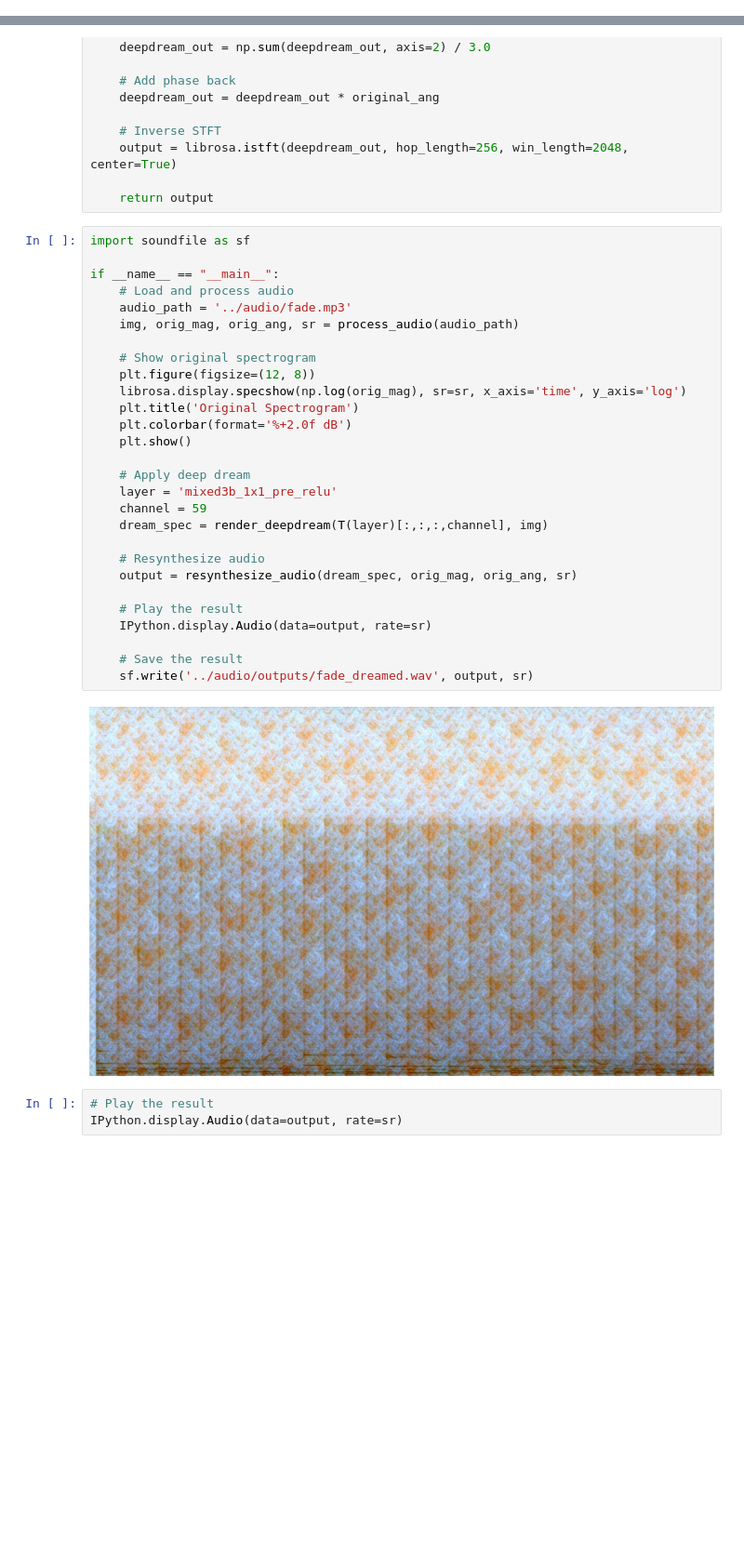
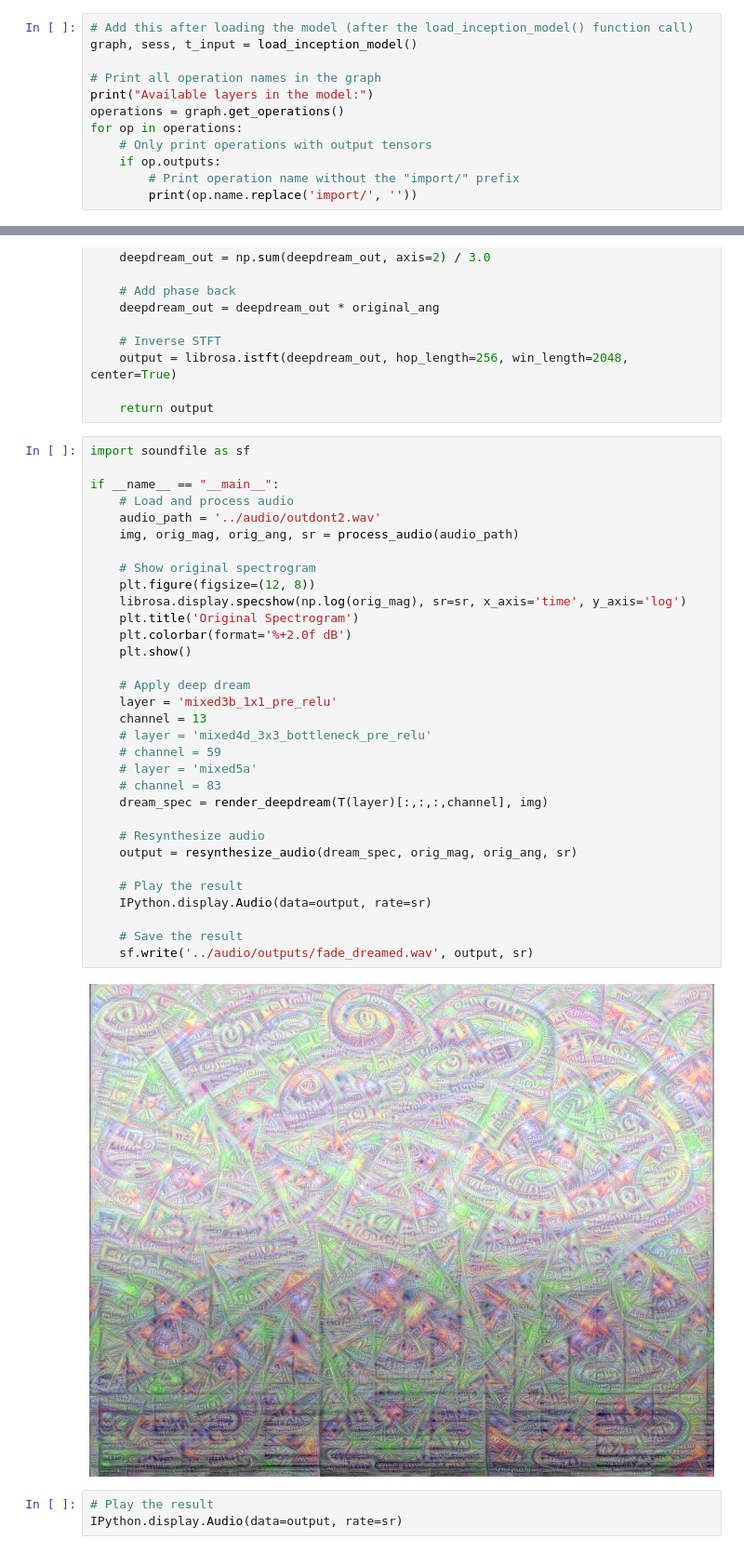
Before and after one commit to UdayG01/DreamSound-Studio, a Jupyter notebook: DreamSound/deep_audio_dreams_tf2v2.ipynb, the cells around one changed output, grey strips where cells are left out. Shown at 93% size. Saved outputs shown, nothing was run; the diff lists cells and outputs as text; blank space fills up the shorter version.

```diff
--- a/DreamSound/deep_audio_dreams_tf2v2.ipynb
+++ b/DreamSound/deep_audio_dreams_tf2v2.ipynb
@@ -164,3 +164,15 @@ def lap_normalize(img, scale_n=4):
     tlevels = list(map(normalize_std, tlevels))
     out = lap_merge(tlevels)
     return out[0,:,:,:]
+# %%
+# Add this after loading the model (after the load_inception_model() function call)
+graph, sess, t_input = load_inception_model()
+
+# Print all operation names in the graph
+print("Available layers in the model:")
+operations = graph.get_operations()
+for op in operations:
+    # Only print operations with output tensors
+    if op.outputs:
+        # Print operation name without the "import/" prefix
+        print(op.name.replace('import/', ''))
@@ -246,33 +276,37 @@ def resynthesize_audio(dream_spec, original_mag, original_ang, sr=44100):
 # %%
 import soundfile as sf
 
 if __name__ == "__main__":
     # Load and process audio
-    audio_path = '../audio/fade.mp3'
+    audio_path = '../audio/outdont2.wav'
     img, orig_mag, orig_ang, sr = process_audio(audio_path)
 
     # Show original spectrogram
     plt.figure(figsize=(12, 8))
     librosa.display.specshow(np.log(orig_mag), sr=sr, x_axis='time', y_axis='log')
     plt.title('Original Spectrogram')
     plt.colorbar(format='%+2.0f dB')
     plt.show()
 
     # Apply deep dream
     layer = 'mixed3b_1x1_pre_relu'
-    channel = 59
+    channel = 13
+    # layer = 'mixed4d_3x3_bottleneck_pre_relu'
+    # channel = 59
+    # layer = 'mixed5a'
+    # channel = 83
     dream_spec = render_deepdream(T(layer)[:,:,:,channel], img)
 
     # Resynthesize audio
     output = resynthesize_audio(dream_spec, orig_mag, orig_ang, sr)
 
     # Play the result
     IPython.display.Audio(data=output, rate=sr)
 
     # Save the result
     sf.write('../audio/outputs/fade_dreamed.wav', output, sr)
 # %% [output]
-[figure, old version]
+[figure, new version]
 # %%
 # Play the result
 IPython.display.Audio(data=output, rate=sr)
```
Also changed, not shown: parts of 3 cells of this notebook, 21 other files.
